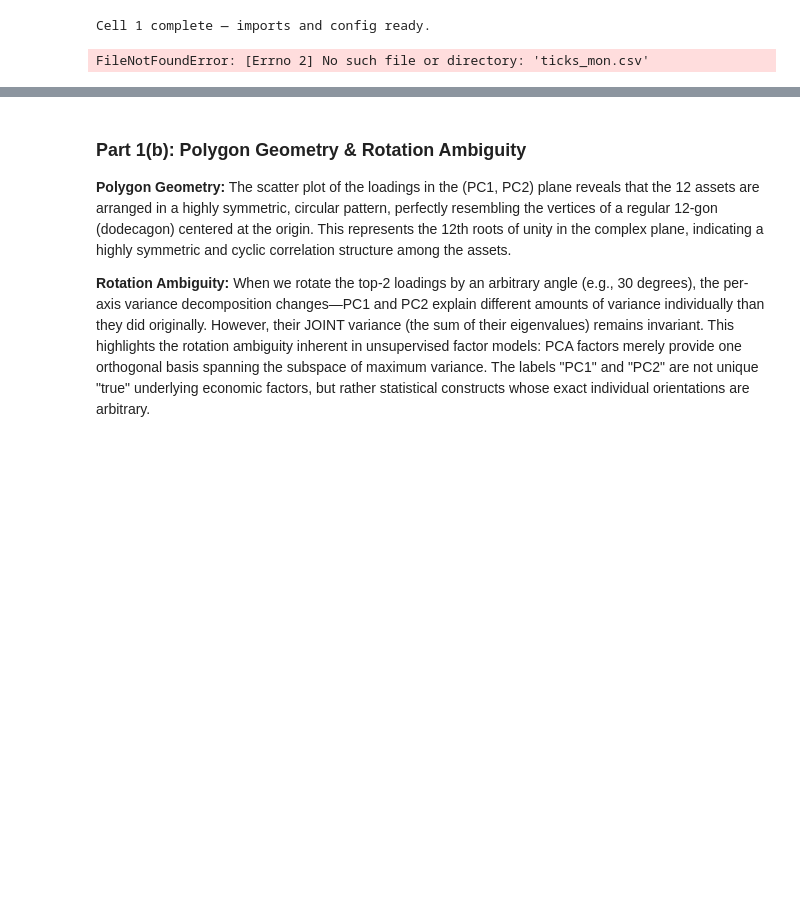
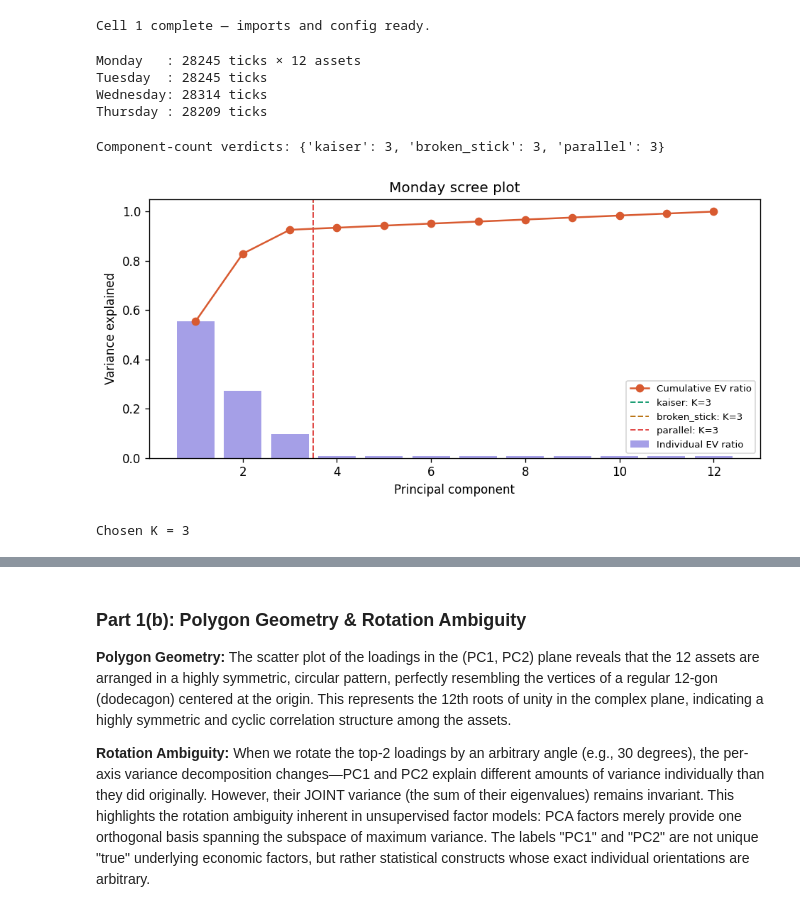
Before and after one commit to stack-sapphire/JPMC_QMP_Case-study_group6, a Jupyter notebook: Problem_Statement_2/src/PS2_notebook.ipynb, the cells around one changed output, grey strips where cells are left out. Cells and saved outputs as stored; diff of their text form; code cells hidden in the pictures; blank space fills up the shorter version.

Commit message:
Fixed relative paths and cleared old error outputs

```diff
--- a/Problem_Statement_2/src/PS2_notebook.ipynb
+++ b/Problem_Statement_2/src/PS2_notebook.ipynb
@@ -51,44 +51,50 @@ from p1_blind_cartographer import (
 )
 
 #  Load all four days here so fix_index runs once on everything
-returns_mon = fix_index(load_and_pivot("data/ticks_mon.csv"))
-returns_tue = fix_index(load_and_pivot("data/ticks_tue.csv",
+returns_mon = fix_index(load_and_pivot("../data/ticks_mon.csv"))
+returns_tue = fix_index(load_and_pivot("../data/ticks_tue.csv",
                          reference_columns=returns_mon.columns))
-returns_wed = fix_index(load_and_pivot("data/ticks_wed.csv",
+returns_wed = fix_index(load_and_pivot("../data/ticks_wed.csv",
                          reference_columns=returns_mon.columns))
-returns_thu = fix_index(load_and_pivot("data/ticks_thu.csv",
+returns_thu = fix_index(load_and_pivot("../data/ticks_thu.csv",
                          reference_columns=returns_mon.columns))
 
 print(f"Monday   : {returns_mon.shape[0]} ticks × {returns_mon.shape[1]} assets")
 print(f"Tuesday  : {returns_tue.shape[0]} ticks")
 print(f"Wednesday: {returns_wed.shape[0]} ticks")
 print(f"Thursday : {returns_thu.shape[0]} ticks")
 
 # Fit PCA on Monday
 pca_mon = fit_pca_on_monday(returns_mon)
 
 verdicts = select_n_components(
     pca_mon.explained_variance_,
     returns_mon.values,
     n_resamples=500, seed=42
 )
 print("\nComponent-count verdicts:", verdicts)
 plot_scree(pca_mon.explained_variance_, verdicts, title="Monday scree plot")
 
 # Choose K
 # If all three criteria agree: use that value.
 # If they disagree: use Kaiser as the primary criterion and justify in markdown.
 K = verdicts["kaiser"]
 print(f"\nChosen K = {K}")
 
 #Store references used by all downstream parts
 TRAIN_MEAN  = returns_mon.values.mean(axis=0)
 EIGVECS_K   = np.ascontiguousarray(pca_mon.components_[:K])
 EIGVALS_K   = pca_mon.explained_variance_[:K]
 MON_EV_RAT  = pca_mon.explained_variance_ratio_[:2]
 MON_EV2     = np.ascontiguousarray(pca_mon.components_[:2])
 # %% [output]
-FileNotFoundError: [Errno 2] No such file or directory: 'ticks_mon.csv'
+Monday   : 28245 ticks × 12 assets
+Tuesday  : 28245 ticks
+Wednesday: 28314 ticks
+Thursday : 28209 ticks
+Component-count verdicts: {'kaiser': 3, 'broken_stick': 3, 'parallel': 3}
+[figure, added]
+Chosen K = 3
 # %%
 # CELL 3-Part 1(b): Loadings scatter and rotation ambiguity
 
```
Also changed, not shown: parts of 6 cells of this notebook.
